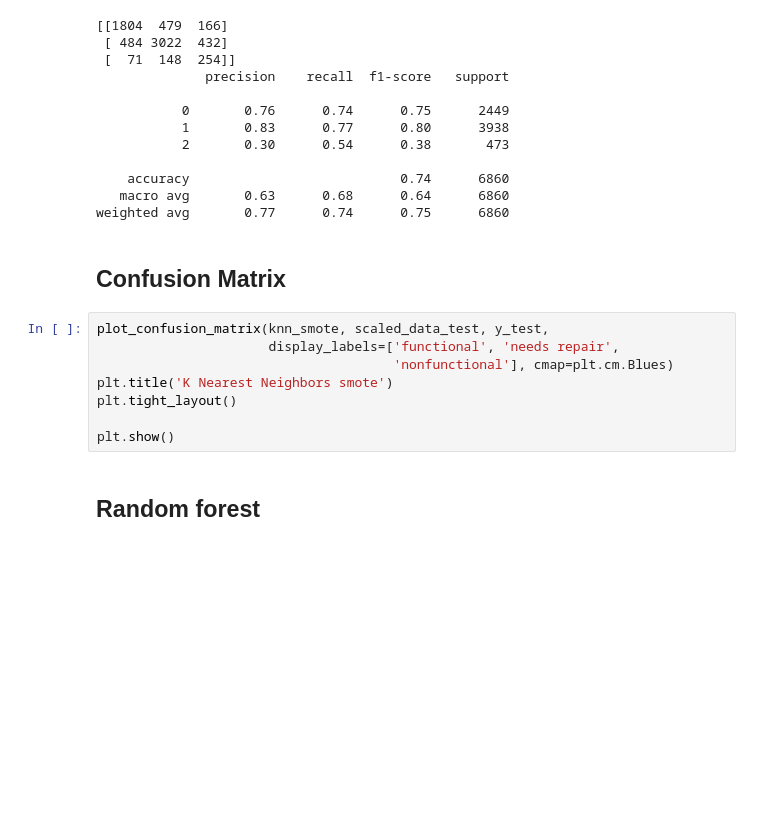
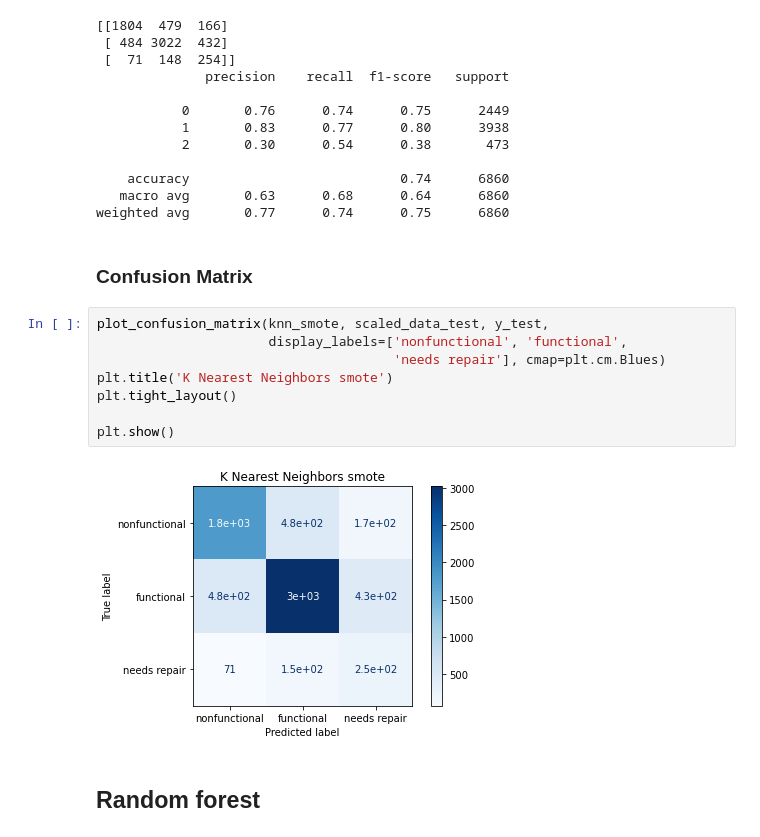
Before and after one commit to Milenaafeworki/Tanzanian_water_well, a Jupyter notebook: tanzanian_water_wells.ipynb, the cells around one changed output. Cells and saved outputs as stored; diff of their text form; blank space fills up the shorter version.

```diff
--- a/tanzanian_water_wells.ipynb
+++ b/tanzanian_water_wells.ipynb
@@ -1334,15 +1356,17 @@ print(classification_report(y_test, knn_smote.predict(scaled_data_test)))
    macro avg       0.63      0.68      0.64      6860
 weighted avg       0.77      0.74      0.75      6860
 # %% [markdown]
-## Confusion Matrix
+### Confusion Matrix
 # %%
 plot_confusion_matrix(knn_smote, scaled_data_test, y_test,
-                      display_labels=['functional', 'needs repair',
-                                      'nonfunctional'], cmap=plt.cm.Blues)
+                      display_labels=['nonfunctional', 'functional',
+                                      'needs repair'], cmap=plt.cm.Blues)
 plt.title('K Nearest Neighbors smote')
 plt.tight_layout()
 
 plt.show()
+# %% [output]
+[figure, added]
 # %% [markdown]
 ## Random forest
 # %%
```
Also changed, not shown: parts of 29 cells of this notebook.
